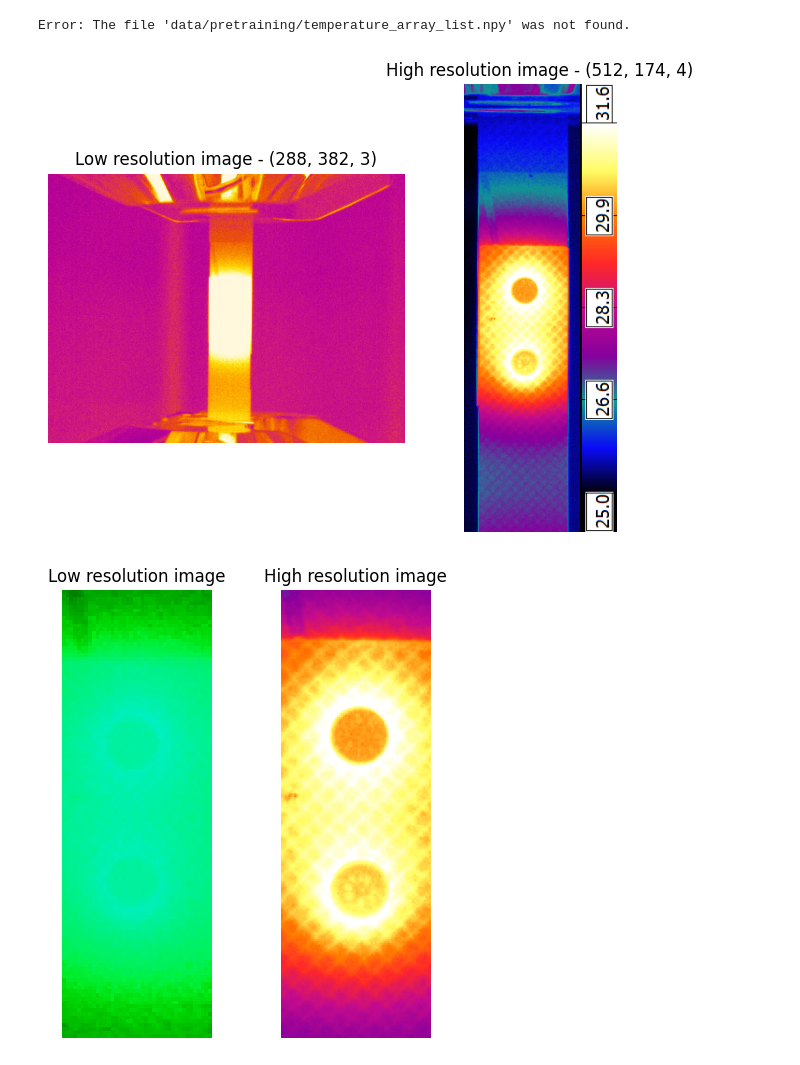
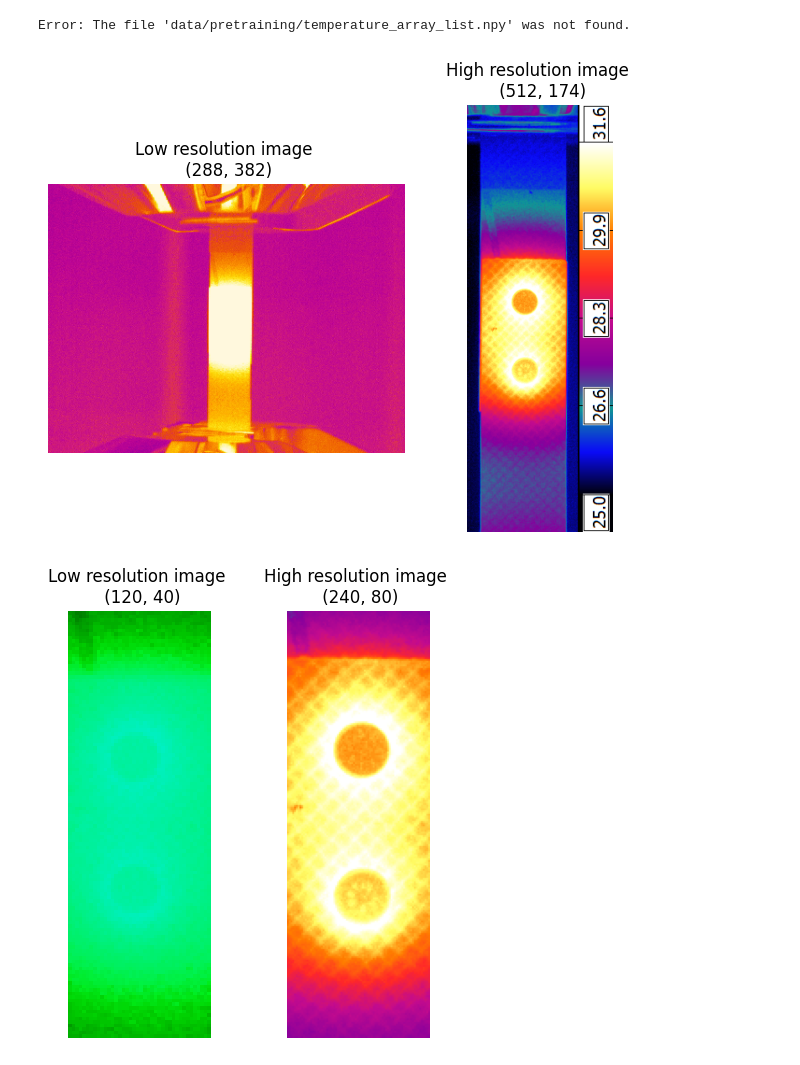
Before and after one commit to PierreHollebeque/02456_DL_Project, a Jupyter notebook: vis_data.ipynb, the cells around one changed output. Drawn from its saved outputs; the diff is of its cells as text; code cells hidden in the pictures.

```diff
--- a/vis_data.ipynb
+++ b/vis_data.ipynb
@@ -54,27 +54,27 @@ Error: The file 'data/pretraining/temperature_array_list.npy' was not found.
 # %%
 import matplotlib.pyplot as plt
 import matplotlib.image as mpimg
 
 
 img1 = mpimg.imread('data/CFRP_60_low/Record_2025-11-11_10-42-17.tiff')
 img2 = mpimg.imread('data/CFRP_60_high/prst_A_stat_03_5_230149.png')
 
 
 
 fig, (ax1, ax2) = plt.subplots(1, 2, figsize=(7, 5))
 
 ax1.imshow(img1)
-ax1.set_title(f"Low resolution image - {img1.shape}")
+ax1.set_title(f"Low resolution image \n {img1.shape[:2]}")
 ax1.axis('off')
 
 ax2.imshow(img2)
-ax2.set_title(f"High resolution image - {img2.shape}")
+ax2.set_title(f"High resolution image \n {img2.shape[:2]}")
 ax2.axis('off')
 
 plt.tight_layout()
 plt.show()
 # %% [output]
-[figure, old version]
+[figure, new version]
 # %%
 import matplotlib.pyplot as plt
 import matplotlib.image as mpimg
@@ -88,14 +88,14 @@ img2 = mpimg.imread('data/enhanced/high/0.png')
 fig, (ax1, ax2) = plt.subplots(1, 2, figsize=(5, 5))
 
 ax1.imshow(img1)
-ax1.set_title(f"Low resolution image - {img1.shape}")
+ax1.set_title(f"Low resolution image \n {img1.shape[:2]}")
 ax1.axis('off')
 
 ax2.imshow(img2)
-ax2.set_title(f"High resolution image - {img2.shape}")
+ax2.set_title(f"High resolution image \n {img2.shape[:2]}")
 ax2.axis('off')
 
 plt.tight_layout()
 plt.show()
 # %% [output]
-[figure, old version]
+[figure, new version]
```
Also changed, not shown: parts of 1 cell of this notebook.
